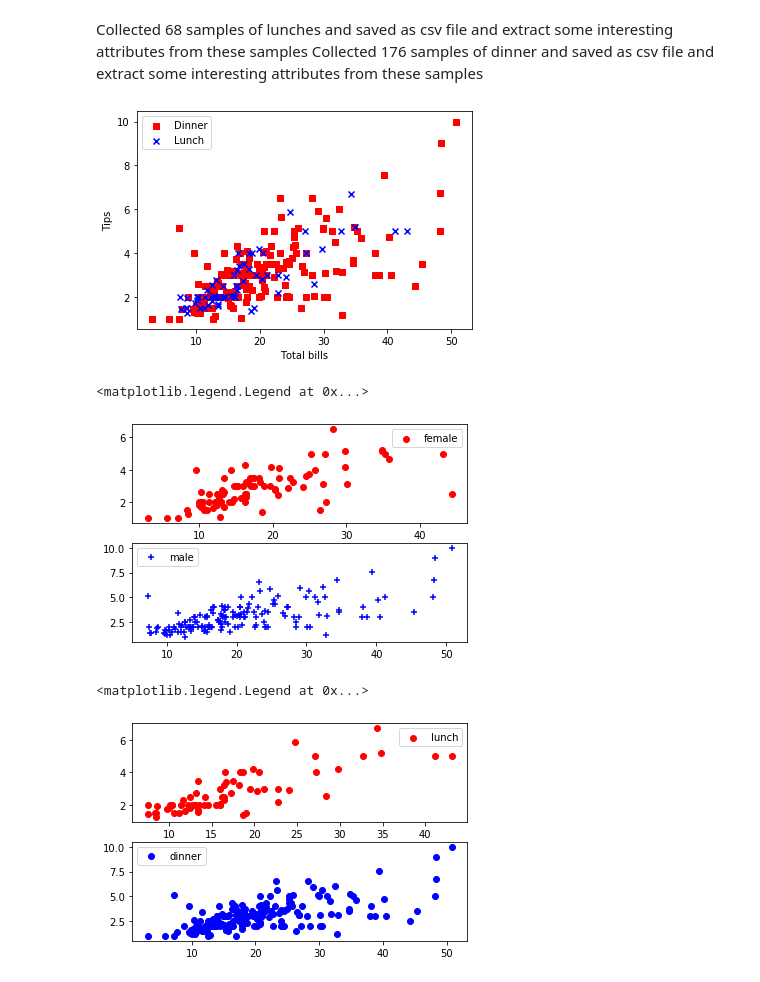
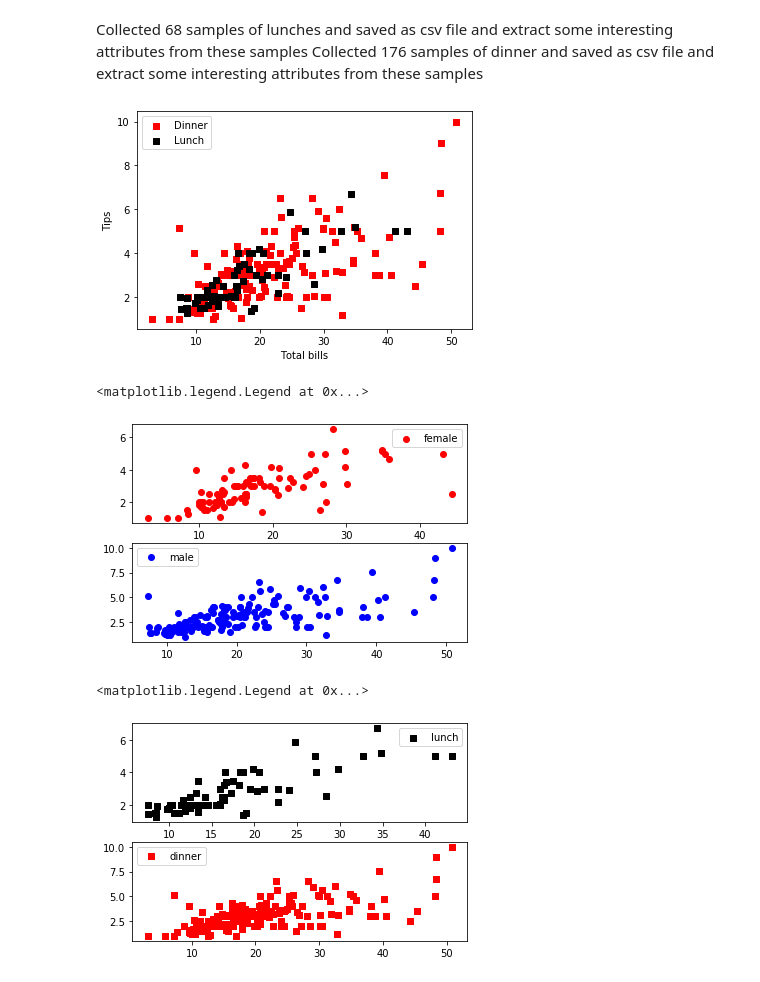
Before and after one commit to kiyokosaito/Fundamentals-projects, a Jupyter notebook: Fundamentals of Data Assessment .ipynb, the cells around one changed output. Saved outputs shown, nothing was run; the diff lists cells and outputs as text; code cells hidden in the pictures.

Commit message:
edited plots style

```diff
--- a/Fundamentals of Data Assessment .ipynb
+++ b/Fundamentals of Data Assessment .ipynb
@@ -196,13 +196,13 @@ df = pd.read_csv("/Users/kiyok/Desktop/tips-data-set/lunch-dinner.csv")
 # Specify Total bills and tips values on Lunch and Dinner
 X = df.iloc[:,[0,1]].values
 plt.scatter(X[:176,0],X[:176,1],color='red',marker='s',label='Dinner')
-plt.scatter(X[177:244,0],X[177:244,1],color='blue',marker='x',label='Lunch')
+plt.scatter(X[177:244,0],X[177:244,1],color='black',marker='s',label='Lunch')
 plt.xlabel('Total bills')
 plt.ylabel('Tips')
 plt.legend(loc='upper left')
 plt.show()
 # %% [output]
-[figure, old version]
+[figure, new version]
 # %%
 import pandas as pd
 import matplotlib.pyplot as plt
@@ -224,37 +224,37 @@ plt.legend()
 
 # 2つ目のプロット
 plt.subplot(2,1,2)
-plt.scatter(X1,Y1,color='blue',marker='+',label='male')
+plt.scatter(X1,Y1,color='blue',marker='o',label='male')
 plt.legend()
 # %% [output]
 <matplotlib.legend.Legend at 0x...>
-[figure, old version]
+[figure, new version]
 # %%
 import pandas as pd
 import matplotlib.pyplot as plt
 
 df = pd.read_csv("/Users/kiyok/Desktop/tips-data-set/lunch.csv")
 df1 = pd.read_csv("/Users/kiyok/Desktop/tips-data-set/dinner.csv")
 
 X = df.iloc[:,0].values
 Y = df.iloc[:,1].values
 
 X1 = df1.iloc[:,0].values
 Y1 = df1.iloc[:,1].values
 
 #１つ目のプロット
 plt.subplot(2,1,1)
-plt.scatter(X,Y,color='red',marker='o',label='lunch')
+plt.scatter(X,Y,color='black',marker='s',label='lunch')
 plt.legend()
 
 
 # 2つ目のプロット
 plt.subplot(2,1,2)
-plt.scatter(X1,Y1,color='blue',marker='o',label='dinner')
+plt.scatter(X1,Y1,color='red',marker='s',label='dinner')
 plt.legend()
 # %% [output]
 <matplotlib.legend.Legend at 0x...>
-[figure, old version]
+[figure, new version]
 # %%
 import pandas as pd
 import matplotlib.pyplot as plt
```
Also changed, not shown: parts of 3 cells of this notebook.
